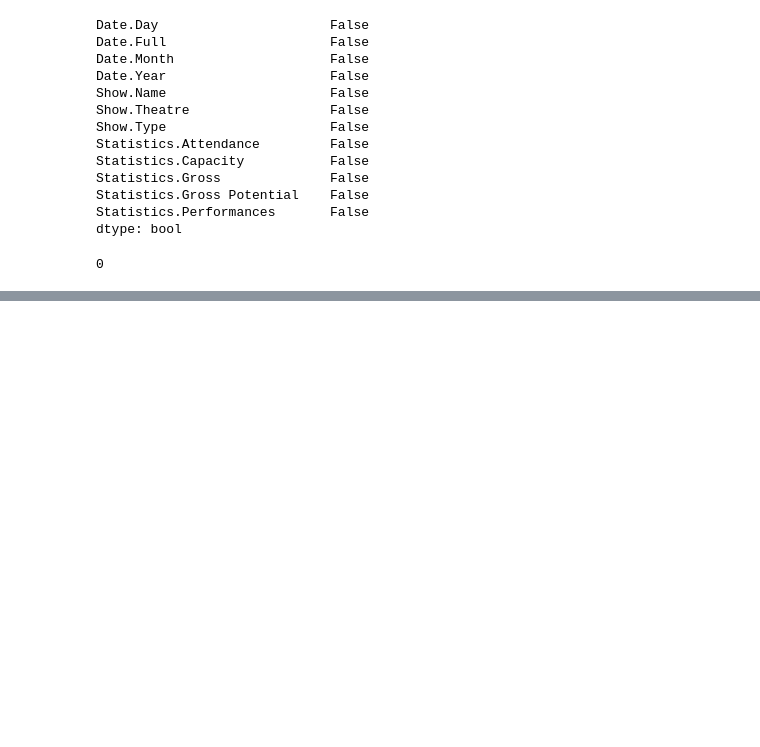
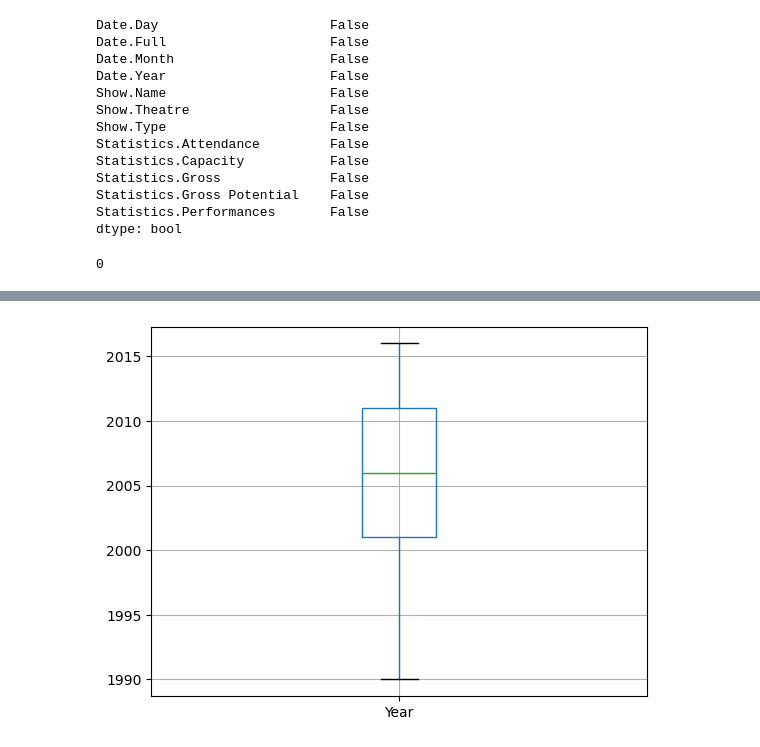
Before and after one commit to lwood7983/Final_Capstone_Project, a Jupyter notebook: Capstone_lwood.ipynb, the cells around one changed output, grey strips where cells are left out. Drawn from its saved outputs; the diff is of its cells as text; code cells hidden in the pictures; blank space fills up the shorter version.

```diff
--- a/Capstone_lwood.ipynb
+++ b/Capstone_lwood.ipynb
@@ -101,0 +105,6 @@ array([[<AxesSubplot: title={'center': 'Attendance'}>]], dtype=object)
+# %%
+year = broadway.boxplot(column = 'Year')
+year.plot()
+plt.show()
+# %% [output]
+[figure, added]
```
Also changed, not shown: parts of 20 cells of this notebook, 1 other file.
